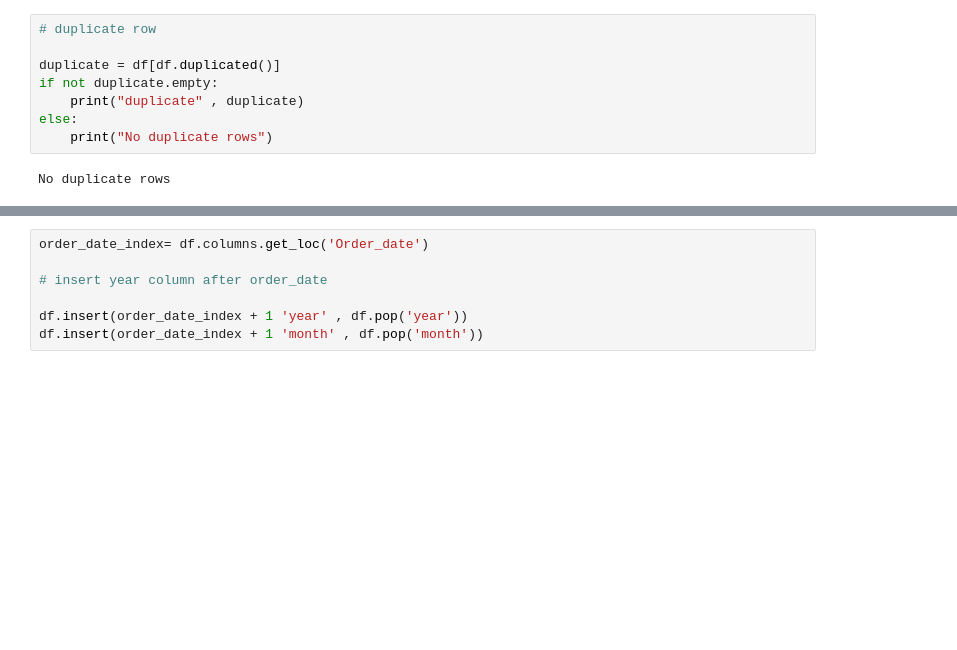
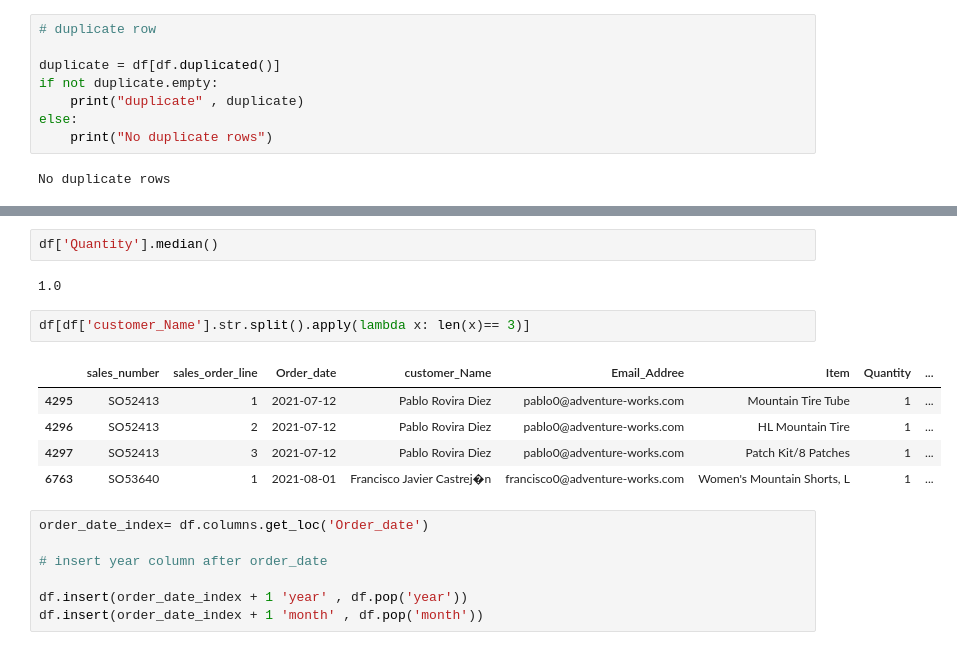
Before and after one commit to 960Subhamsingh/Data-Sciences, a Jupyter notebook: pandas/2021.ipynb, the cells around one changed output, grey strips where cells are left out. Drawn from its saved outputs; the diff is of its cells as text; blank space fills up the shorter version.

```diff
--- a/pandas/2021.ipynb
+++ b/pandas/2021.ipynb
@@ -67,3 +105,15 @@ df
+# %%
+df['Quantity'].median()
+# %% [output]
+1.0
+# %%
+df[df['customer_Name'].str.split().apply(lambda x: len(x)== 3)]
+# %% [output]
+|  | sales_number | sales_order_line | Order_date | customer_Name | Email_Addree | Item | Quantity | ... |
+| 4295 | SO52413 | 1 | 2021-07-12 | Pablo Rovira Diez | pablo0@adventure-works.com | Mountain Tire Tube | 1 | ... |
+| 4296 | SO52413 | 2 | 2021-07-12 | Pablo Rovira Diez | pablo0@adventure-works.com | HL Mountain Tire | 1 | ... |
+| 4297 | SO52413 | 3 | 2021-07-12 | Pablo Rovira Diez | pablo0@adventure-works.com | Patch Kit/8 Patches | 1 | ... |
+| 6763 | SO53640 | 1 | 2021-08-01 | Francisco Javier Castrej�n | francisco0@adventure-works.com | Women's Mountain Shorts, L | 1 | ... |
 # %%
 order_date_index= df.columns.get_loc('Order_date')
 
```
Also changed, not shown: parts of 13 cells of this notebook, 12 other files.
